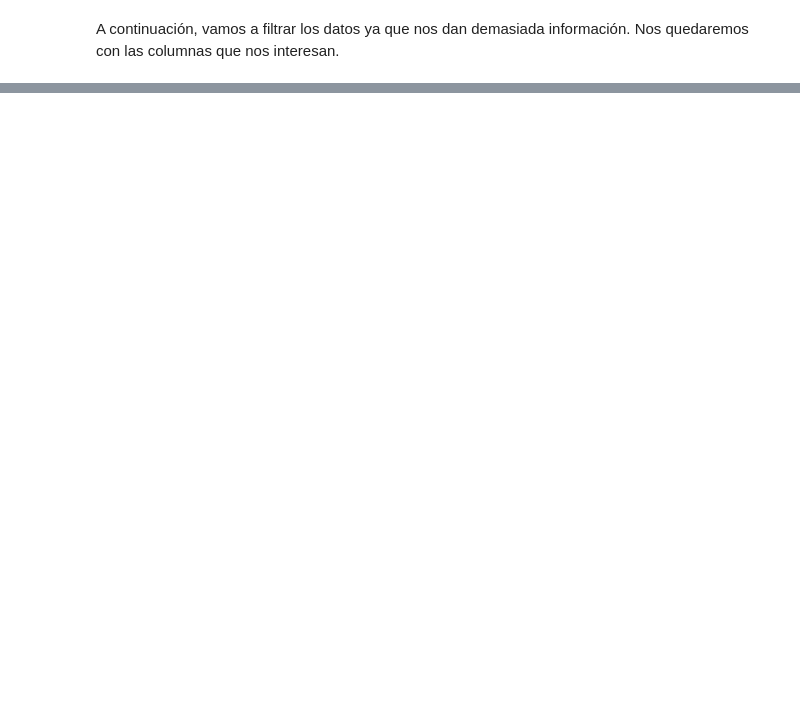
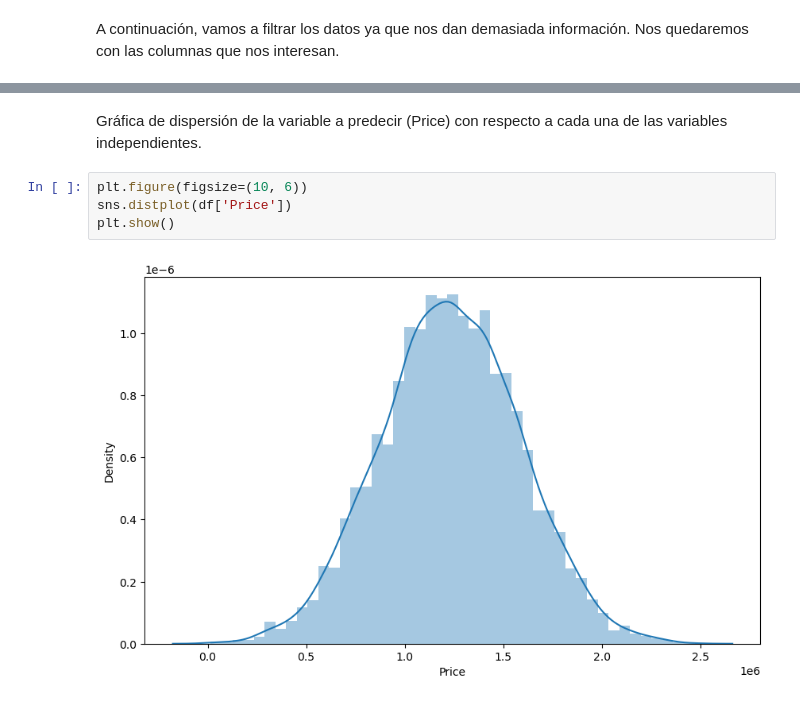
Before and after one commit to Nachosanchezz/USA_Housing, a Jupyter notebook: USA_Housing.ipynb, the cells around one changed output, grey strips where cells are left out. Saved outputs shown, nothing was run; the diff lists cells and outputs as text; blank space fills up the shorter version.

```diff
--- a/USA_Housing.ipynb
+++ b/USA_Housing.ipynb
@@ -24,0 +36,8 @@ print(df.duplicated().sum(), 'duplicated rows'), print(df.isnull().sum(), 'null
+# %% [markdown]
+Gráfica de dispersión de la variable a predecir (Price) con respecto a cada una de las variables independientes.
+# %%
+plt.figure(figsize=(10, 6))
+sns.distplot(df['Price'])
+plt.show()
+# %% [output]
+[figure, added]
```
Also changed, not shown: parts of 3 cells of this notebook.
